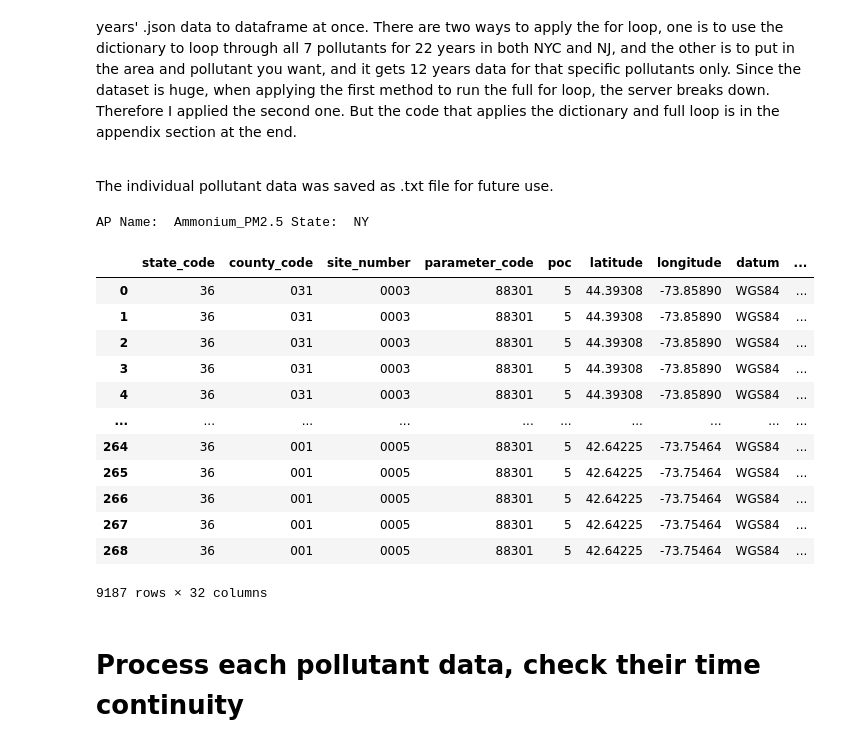
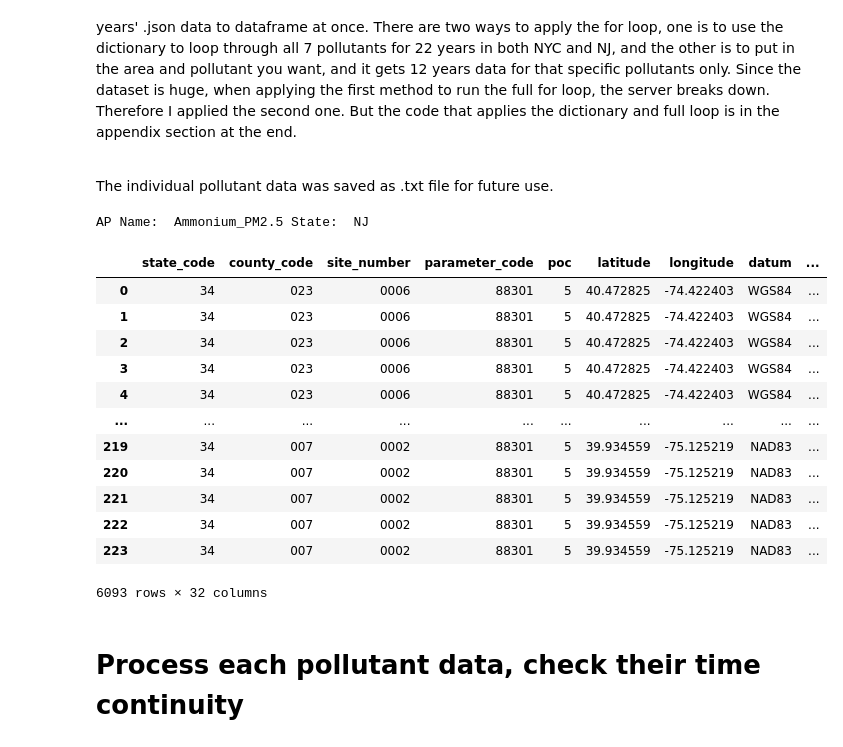
Before and after one commit to YuweiZJ/rces_final_project, a Jupyter notebook: YuweiZJ.ipynb, the cells around one changed output. Saved outputs shown, nothing was run; the diff lists cells and outputs as text; code cells hidden in the pictures.

```diff
--- a/YuweiZJ.ipynb
+++ b/YuweiZJ.ipynb
@@ -57,52 +57,52 @@ def info(param,year,state):
 Y = np.arange(2010,2023,1) # Time range
 df_ap = pd.DataFrame()
 param = 88301# param
-state = 36 #State
+state = 34 #State
 if param == 42101:
     name = 'CO'
 if param == 88301:
     name = 'Ammonium_PM2.5'
 if param == 88403:
     name = 'Sulfate_PM2.5'
 if param == 88306:
     name = 'Nitrate_PM2.5'
 if param == 42603:
     name = 'NOx'
 if param == 42602:
     name = 'NO2'
 if param == 42401:
     name = 'SO2'
 if state == 36:
     s_name = 'NY'
 if state == 34:
     s_name = 'NJ'
 print('AP Name: ', name,'State: ',s_name)
 for i in range(0,len(Y)):
     year = Y[i]
     url_info = info(param,year,state)
     url_base = 'https://aqs.epa.gov/data/api/dailyData/byState?email=yz4343@columbia.edu&key=saffronhawk77'
     url = url_base + url_info
     response = requests.get(url).json();
     Data = response['Data'];
     df = pd.json_normalize(response['Data']);
     df_ap = pd.concat([df_ap,df])
 #df_ap.to_csv("{}_{}.txt".format(name,s_name))
 df_ap
 # %% [output]
-AP Name:  Ammonium_PM2.5 State:  NY
+AP Name:  Ammonium_PM2.5 State:  NJ
 |  | state_code | county_code | site_number | parameter_code | poc | latitude | longitude | datum | ... |
-| 0 | 36 | 031 | 0003 | 88301 | 5 | 44.39308 | -73.85890 | WGS84 | ... |
-| 1 | 36 | 031 | 0003 | 88301 | 5 | 44.39308 | -73.85890 | WGS84 | ... |
-| 2 | 36 | 031 | 0003 | 88301 | 5 | 44.39308 | -73.85890 | WGS84 | ... |
-| 3 | 36 | 031 | 0003 | 88301 | 5 | 44.39308 | -73.85890 | WGS84 | ... |
-| 4 | 36 | 031 | 0003 | 88301 | 5 | 44.39308 | -73.85890 | WGS84 | ... |
+| 0 | 34 | 023 | 0006 | 88301 | 5 | 40.472825 | -74.422403 | WGS84 | ... |
+| 1 | 34 | 023 | 0006 | 88301 | 5 | 40.472825 | -74.422403 | WGS84 | ... |
+| 2 | 34 | 023 | 0006 | 88301 | 5 | 40.472825 | -74.422403 | WGS84 | ... |
+| 3 | 34 | 023 | 0006 | 88301 | 5 | 40.472825 | -74.422403 | WGS84 | ... |
+| 4 | 34 | 023 | 0006 | 88301 | 5 | 40.472825 | -74.422403 | WGS84 | ... |
 | ... | ... | ... | ... | ... | ... | ... | ... | ... | ... |
-| 264 | 36 | 001 | 0005 | 88301 | 5 | 42.64225 | -73.75464 | WGS84 | ... |
-| 265 | 36 | 001 | 0005 | 88301 | 5 | 42.64225 | -73.75464 | WGS84 | ... |
-| 266 | 36 | 001 | 0005 | 88301 | 5 | 42.64225 | -73.75464 | WGS84 | ... |
-| 267 | 36 | 001 | 0005 | 88301 | 5 | 42.64225 | -73.75464 | WGS84 | ... |
-| 268 | 36 | 001 | 0005 | 88301 | 5 | 42.64225 | -73.75464 | WGS84 | ... |
+| 219 | 34 | 007 | 0002 | 88301 | 5 | 39.934559 | -75.125219 | NAD83 | ... |
+| 220 | 34 | 007 | 0002 | 88301 | 5 | 39.934559 | -75.125219 | NAD83 | ... |
+| 221 | 34 | 007 | 0002 | 88301 | 5 | 39.934559 | -75.125219 | NAD83 | ... |
+| 222 | 34 | 007 | 0002 | 88301 | 5 | 39.934559 | -75.125219 | NAD83 | ... |
+| 223 | 34 | 007 | 0002 | 88301 | 5 | 39.934559 | -75.125219 | NAD83 | ... |
-9187 rows × 32 columns
+6093 rows × 32 columns
 # %% [markdown]
 # Process each pollutant data, check their time continuity
 # %% [markdown]
```
Also changed, not shown: parts of 6 cells of this notebook.
